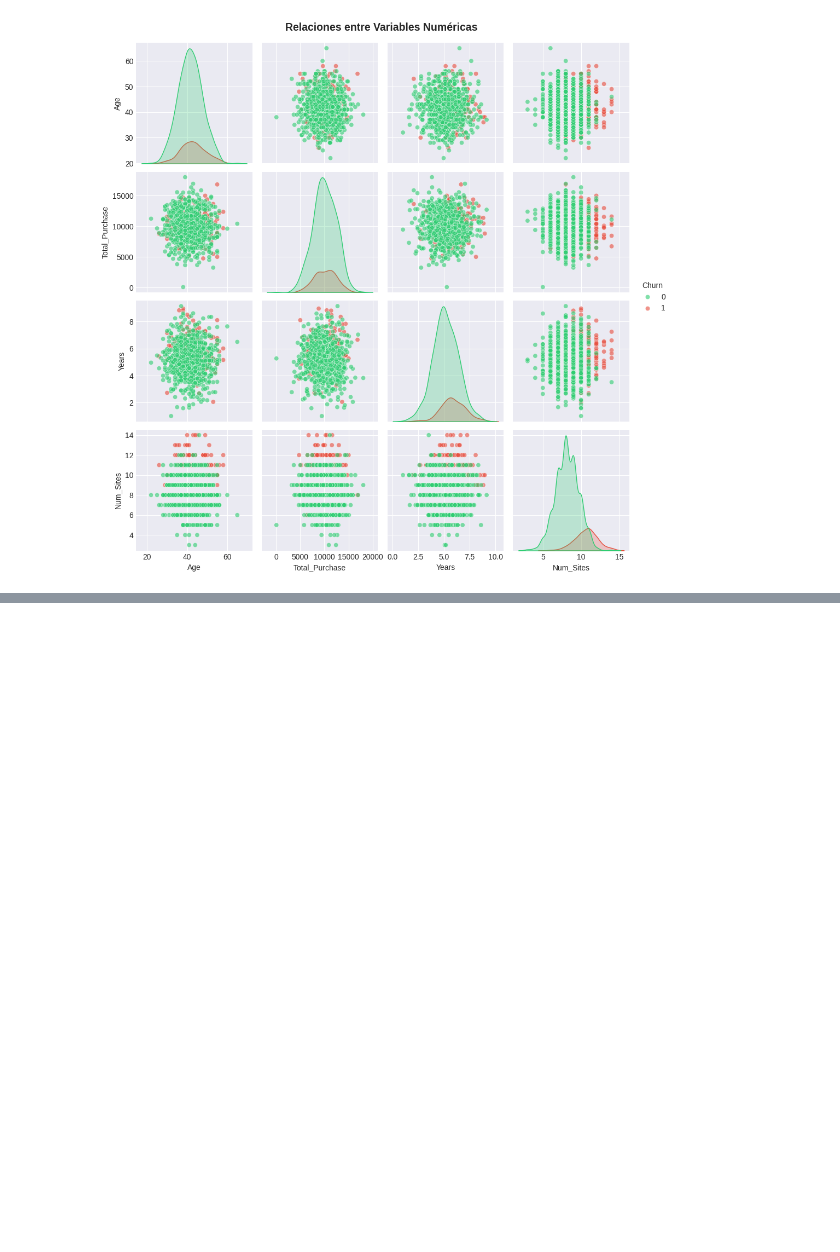
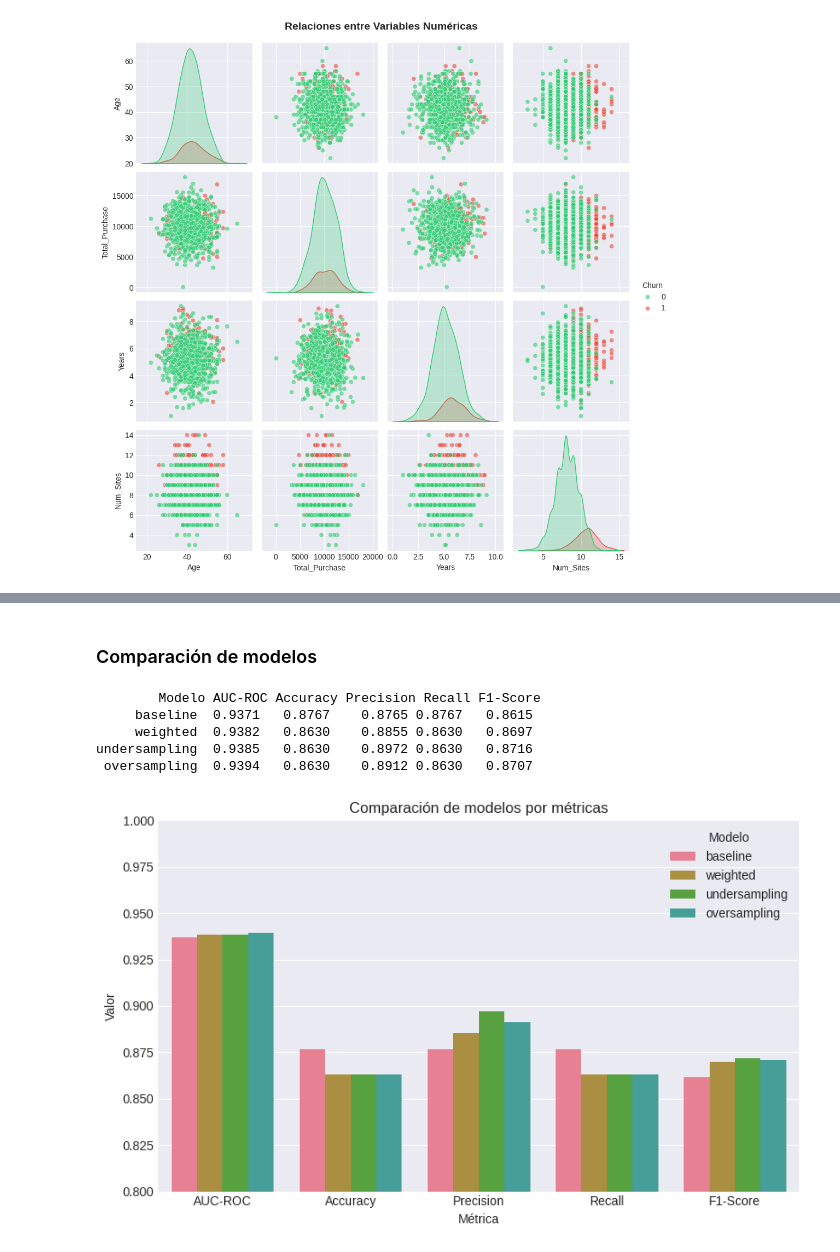
Before and after one commit to Maria-Villafuerte/Labs_Data_Science, a Jupyter notebook: Lab_11/Lab11_Spark.ipynb, the cells around one changed output, grey strips where cells are left out. Drawn from its saved outputs; the diff is of its cells as text; code cells hidden in the pictures; blank space fills up the shorter version.

Commit message:
feat: classification model

```diff
--- a/Lab_11/Lab11_Spark.ipynb
+++ b/Lab_11/Lab11_Spark.ipynb
@@ -340,0 +719,46 @@ RESUMEN EJECUTIVO
+# %% [markdown]
+### Comparación de modelos
+# %%
+comparacion_data = []
+for nombre, resultado in resultados.items():
+    metricas = resultado['metricas']['test']
+    comparacion_data.append({
+        'Modelo': nombre,
+        'AUC-ROC': f"{metricas['auc']:.4f}",
+        'Accuracy': f"{metricas['accuracy']:.4f}",
+        'Precision': f"{metricas['precision']:.4f}",
+        'Recall': f"{metricas['recall']:.4f}",
+        'F1-Score': f"{metricas['f1']:.4f}"
+    })
+
+df_comparacion = pd.DataFrame(comparacion_data)
+print("\n", df_comparacion.to_string(index=False))
+# %% [output]
+        Modelo AUC-ROC Accuracy Precision Recall F1-Score
+     baseline  0.9371   0.8767    0.8765 0.8767   0.8615
+     weighted  0.9382   0.8630    0.8855 0.8630   0.8697
+undersampling  0.9385   0.8630    0.8972 0.8630   0.8716
+ oversampling  0.9394   0.8630    0.8912 0.8630   0.8707
+# %%
+# Datos de ejemplo (los tuyos)
+data = [
+    {'Modelo': 'baseline', 'AUC-ROC': 0.9371, 'Accuracy': 0.8767, 'Precision': 0.8765, 'Recall': 0.8767, 'F1-Score': 0.8615},
+    {'Modelo': 'weighted', 'AUC-ROC': 0.9382, 'Accuracy': 0.8630, 'Precision': 0.8855, 'Recall': 0.8630, 'F1-Score': 0.8697},
+    {'Modelo': 'undersampling', 'AUC-ROC': 0.9385, 'Accuracy': 0.8630, 'Precision': 0.8972, 'Recall': 0.8630, 'F1-Score': 0.8716},
+    {'Modelo': 'oversampling', 'AUC-ROC': 0.9394, 'Accuracy': 0.8630, 'Precision': 0.8912, 'Recall': 0.8630, 'F1-Score': 0.8707},
+]
+
+df_comparacion = pd.DataFrame(data)
+
+# Convertir de formato ancho a largo para graficar fácilmente
+df_melt = df_comparacion.melt(id_vars='Modelo', var_name='Métrica', value_name='Valor')
+
+plt.figure(figsize=(8, 5))
+sns.barplot(data=df_melt, x='Métrica', y='Valor', hue='Modelo')
+plt.title('Comparación de modelos por métricas')
+plt.ylim(0.8, 1.0)
+plt.legend(title='Modelo')
+plt.tight_layout()
+plt.show()
+# %% [output]
+[figure, added]
```
Also changed, not shown: parts of 53 cells of this notebook.
